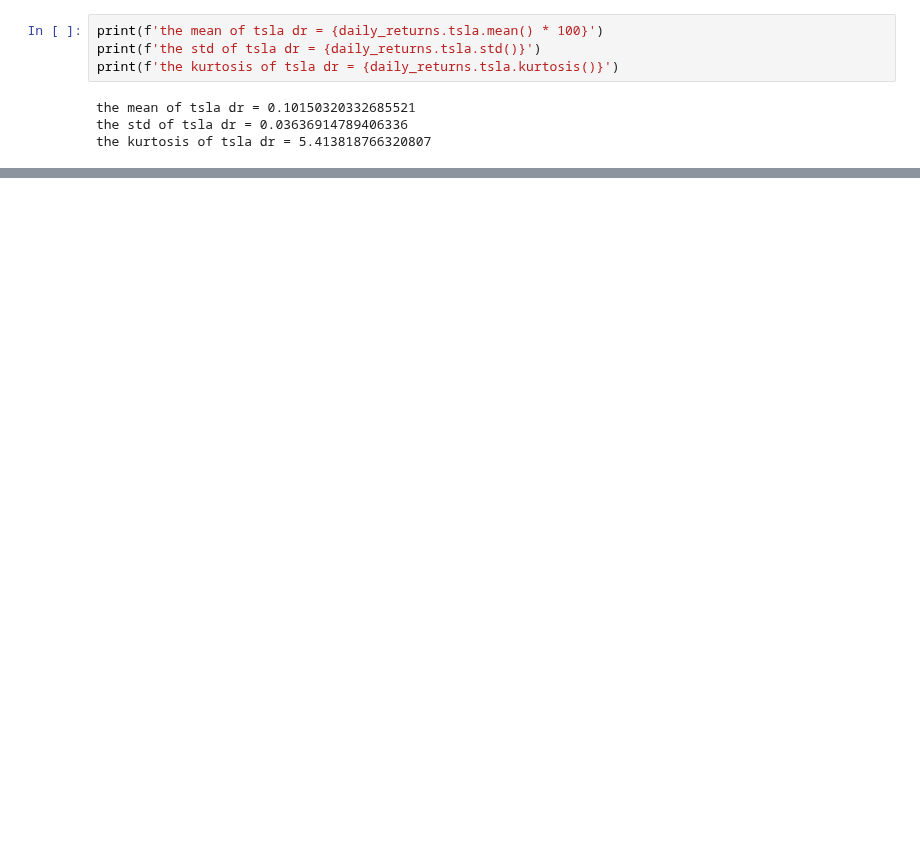
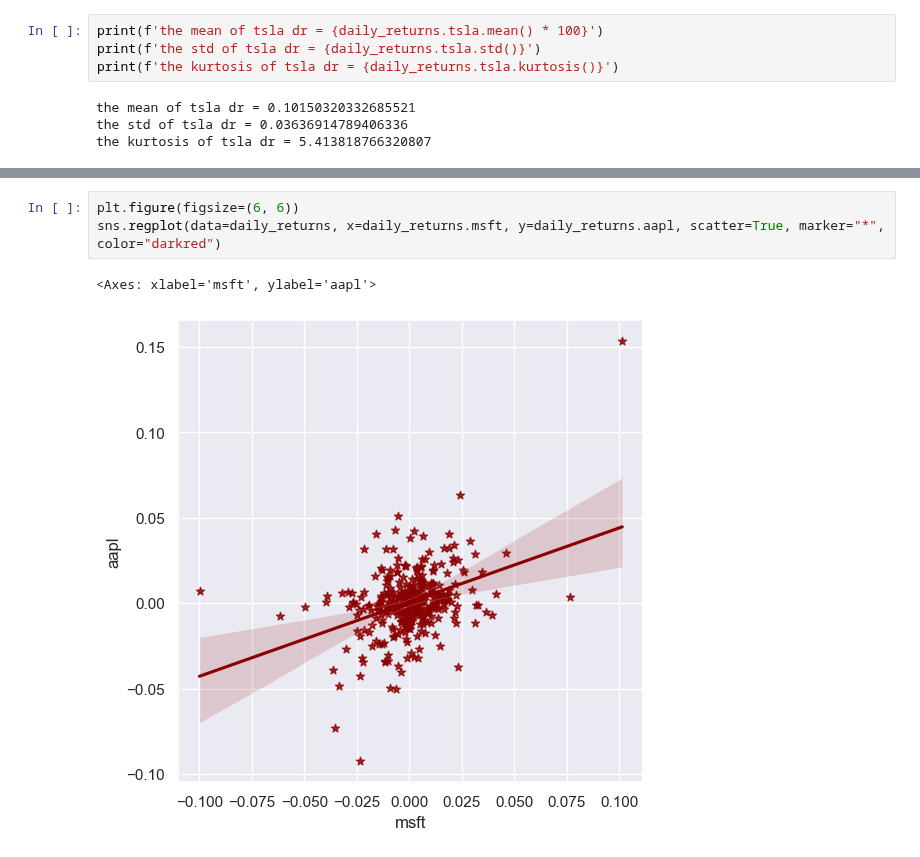
Before and after one commit to Hamza-rami/Stock_trading, a Jupyter notebook: stock_trading.ipynb, the cells around one changed output, grey strips where cells are left out. Saved outputs shown, nothing was run; the diff lists cells and outputs as text; blank space fills up the shorter version.

```diff
--- a/stock_trading.ipynb
+++ b/stock_trading.ipynb
@@ -267,0 +289,6 @@ the kurtosis of tsla dr = 5.413818766320807
+# %%
+plt.figure(figsize=(6, 6))
+sns.regplot(data=daily_returns, x=daily_returns.msft, y=daily_returns.aapl, scatter=True, marker="*", color="darkred")
+# %% [output]
+<Axes: xlabel='msft', ylabel='aapl'>
+[figure, added]
```
Also changed, not shown: parts of 11 cells of this notebook, 4 other files.
